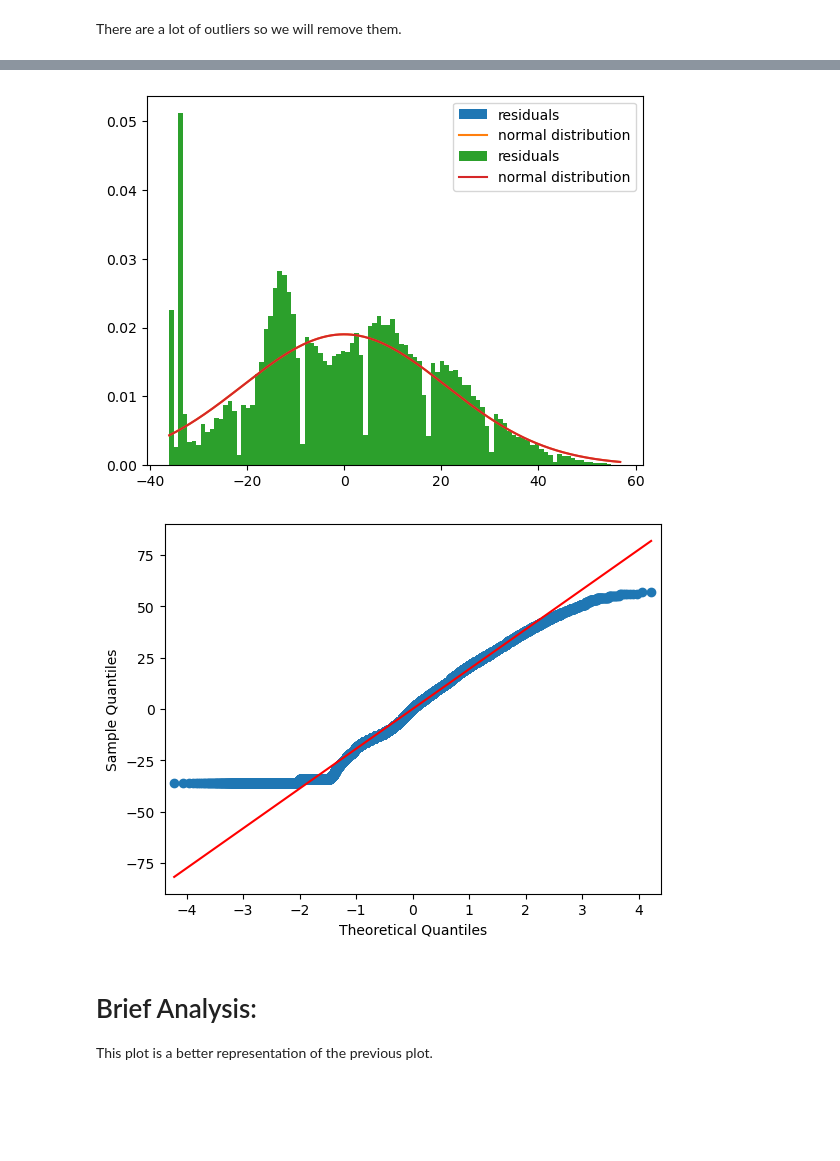
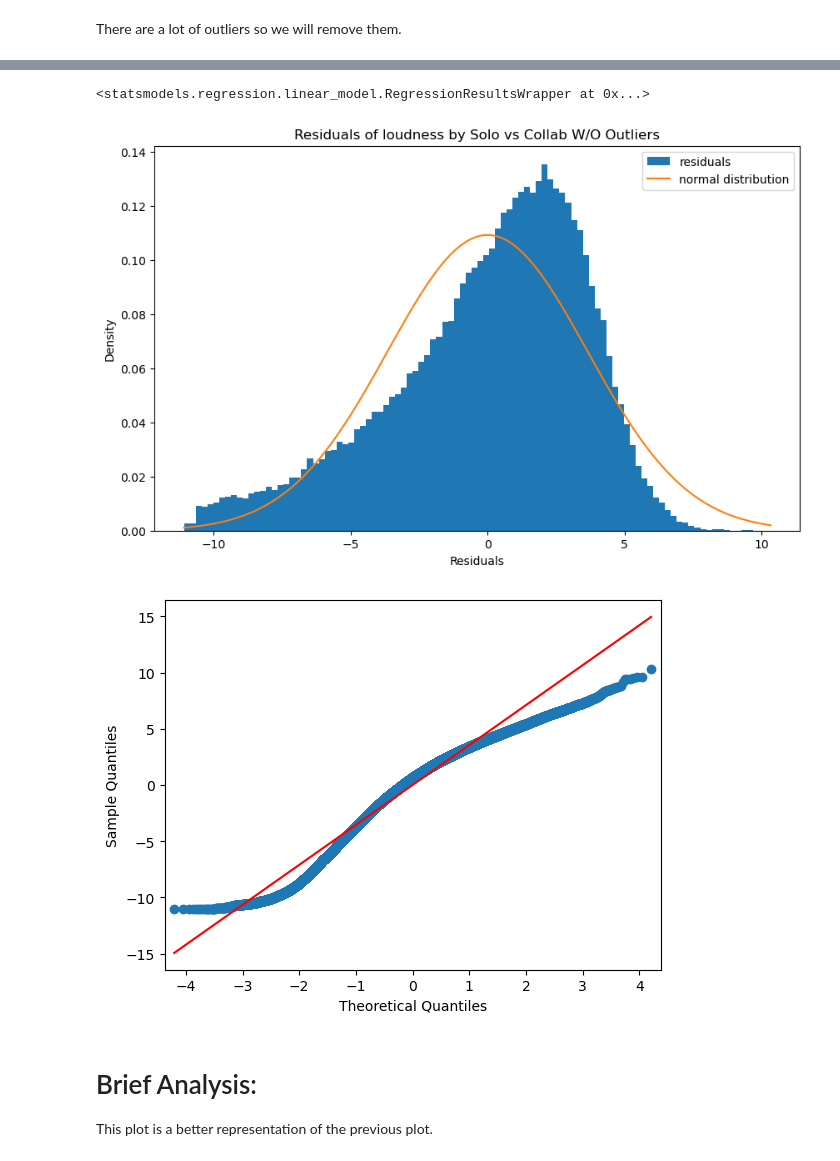
Before and after one commit to FabienThich/Solo-vs-Collab-Music, a Jupyter notebook: main.ipynb, the cells around one changed output, grey strips where cells are left out. Drawn from its saved outputs; the diff is of its cells as text; code cells hidden in the pictures; blank space fills up the shorter version.

```diff
--- a/main.ipynb
+++ b/main.ipynb
@@ -660,6 +684,9 @@ Name: time_signature, dtype: float64
 def residuals_function_1(attribute):
     model_lin = smf.ols(f'{attribute} ~ solo_or_collab', data=df_clean).fit()
     print(model_lin.summary())
+
+    plt.figure(figsize=(10, 6))
+
     plt.hist(model_lin.resid,
         density=True,
         bins=100,
@@ -670,11 +697,18 @@ def residuals_function_1(attribute):
     mad_val=np.median(np.absolute(model_lin.resid))
     plt.plot(xx, scipy.stats.norm.pdf(xx, loc=0.0, scale=1.5*mad_val),
         label="normal distribution")
+
     outliers = np.abs(model_lin.resid)>6*mad_val
     sns.rugplot(model_lin.resid[outliers],
                 color="C5", # otherwise the rugplot has the same color as the histogram
                 label="outliers")
+
     plt.legend(loc="upper right");
+    plt.title(f'Residuals of {attribute} by Solo vs Collab')
+    plt.xlabel('Residuals')
+    plt.ylabel('Density')
+
+    sm.qqplot(model_lin.resid, line="s")
 
     return model_lin
 
@@ -682,6 +716,9 @@ def residuals_function_1(attribute):
 def residuals_function_no_out(attribute):
     model_lin = smf.ols(f'{attribute} ~ solo_or_collab', data=df_clean_no_outliers).fit()
     print(model_lin.summary())
+
+    plt.figure(figsize=(10, 6))
+
     plt.hist(model_lin.resid,
         density=True,
         bins=100,
@@ -692,12 +729,19 @@ def residuals_function_no_out(attribute):
     mad_val=np.median(np.absolute(model_lin.resid))
     plt.plot(xx, scipy.stats.norm.pdf(xx, loc=0.0, scale=1.5*mad_val),
         label="normal distribution")
+    plt.title(f'Residuals of {attribute} by Solo vs Collab')
     outliers = np.abs(model_lin.resid)>6*mad_val
     sns.rugplot(model_lin.resid[outliers],
                 color="C5", # otherwise the rugplot has the same color as the histogram
                 label="outliers")
     plt.legend(loc="upper right");
 
+    plt.title(f'Residuals of {attribute} by Solo vs Collab W/O Outliers')
+    plt.xlabel('Residuals')
+    plt.ylabel('Density')
+
+    sm.qqplot(model_lin.resid, line="s")
+
     return model_lin
 
 def residuals_function_2(model_lin):
@@ -874,18 +960,18 @@ Notes:
 # %% [markdown]
 There are a lot of outliers so we will remove them.
 # %%
-q1 = df_clean['popularity'].quantile(0.25)
-q3 = df_clean['popularity'].quantile(0.75)
+q1 = df_clean['loudness'].quantile(0.25)
+q3 = df_clean['loudness'].quantile(0.75)
 
 IQR = q3 - q1
 
 lower_bound = q1 - 1.5 * IQR
 upper_bound = q3 + 1.5 * IQR
 
-df_clean_no_outliers = df_clean[(df_clean['popularity'] >= lower_bound) & (df_clean['popularity'] <= upper_bound)]
+df_clean_no_outliers = df_clean[(df_clean['loudness'] >= lower_bound) & (df_clean['loudness'] <= upper_bound)]
 
-residuals_function_no_out('popularity')
-residuals_function_2(residuals_function_no_out('popularity'))
+residuals_function_no_out('loudness')
+# residuals_function_2(residuals_function_no_out('popularity'))
 # %% [output]
                             OLS Regression Results
 ==============================================================================
@@ -903,9 +989,10 @@ Covariance Type:            nonrobust
 ==============================================================================
 
 Notes:
 [1] Standard Errors assume that the covariance matrix of the errors is correctly specified.
+<statsmodels.regression.linear_model.RegressionResultsWrapper at 0x...>
-[figure, old version]
+[figure, new version]
-[figure, old version]
+[figure, new version]
 # %% [markdown]
 # Brief Analysis:
 
```
Also changed, not shown: parts of 22 cells of this notebook.
